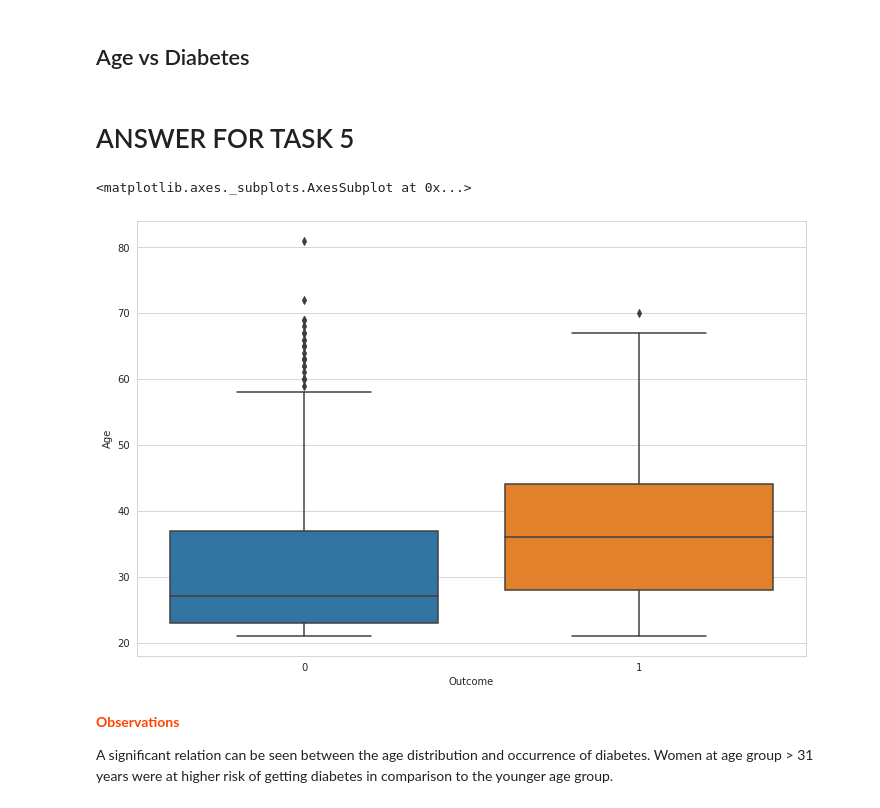
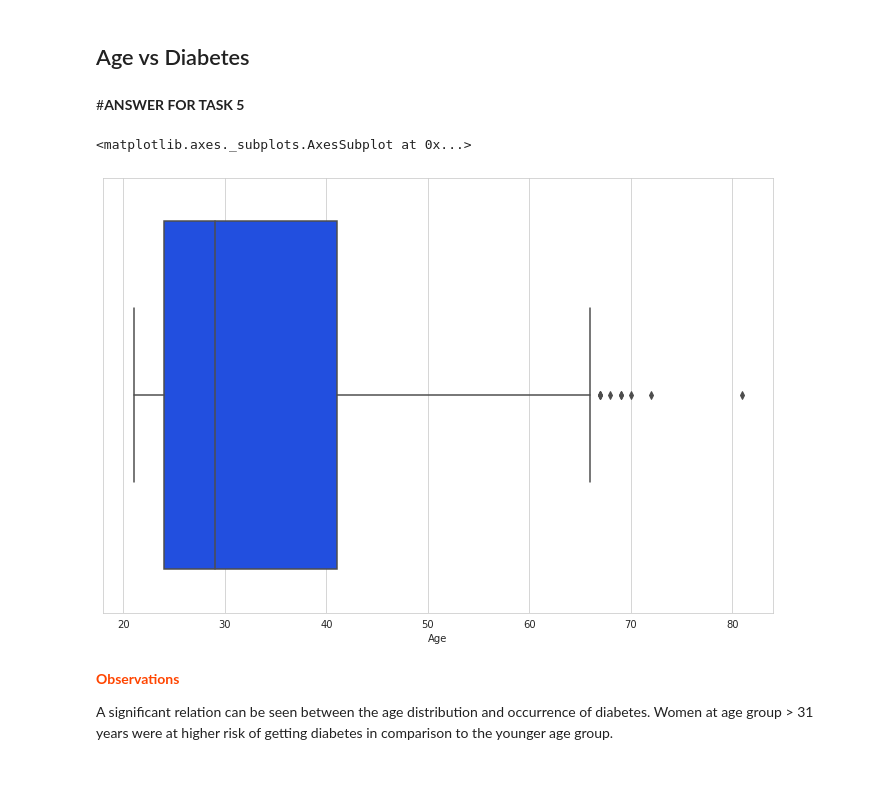
Before and after one commit to Maniyedida1/FMML_COURSE_ASSIGNMENT1, a Jupyter notebook: Project_FMML_CLF1_2022.ipynb, the cells around one changed output. Drawn from its saved outputs; the diff is of its cells as text; code cells hidden in the pictures; blank space fills up the shorter version.

```diff
--- a/Project_FMML_CLF1_2022.ipynb
+++ b/Project_FMML_CLF1_2022.ipynb
@@ -46,5 +46,5 @@ Saving preprocessed_diabetes_data (7).csv to preprocessed_diabetes_data (7).csv
 # %%
-diabetes_data = pd.read_csv('preprocessed_diabetes_data (7).csv')
+diabetes_data = pd.read_csv('preprocessed_diabetes_data (7) (1).csv')
 # %%
 # View top 10 rows of the Diabetes dataset
 diabetes_data.head(10)
@@ -248,13 +261,13 @@ The interquartile range for the women who tested positive reaches a higher BMI t
 # %%
 ## TASK-5: Display a boxplot between Age and Diabetes.
 # %% [markdown]
-# ANSWER FOR TASK 5
+#**ANSWER FOR TASK 5**
 # %%
 plt.figure(figsize=(12,8))
-sns.boxplot(x='Outcome', y='Age',data=diabetes_data)
+sns.boxplot(x='Age',data=diabetes_data,palette='bright' )
 # %% [output]
 <matplotlib.axes._subplots.AxesSubplot at 0x...>
-[figure, old version]
+[figure, new version]
 # %% [markdown]
 <p style="font-weight: bold;color:#FF4500"><b>Observations</b></p>
 
```
Also changed, not shown: parts of 22 cells of this notebook.
